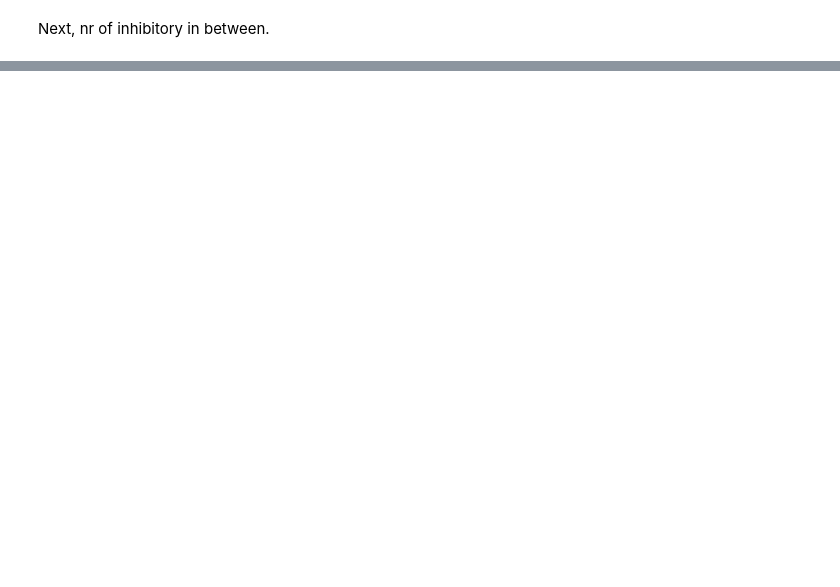
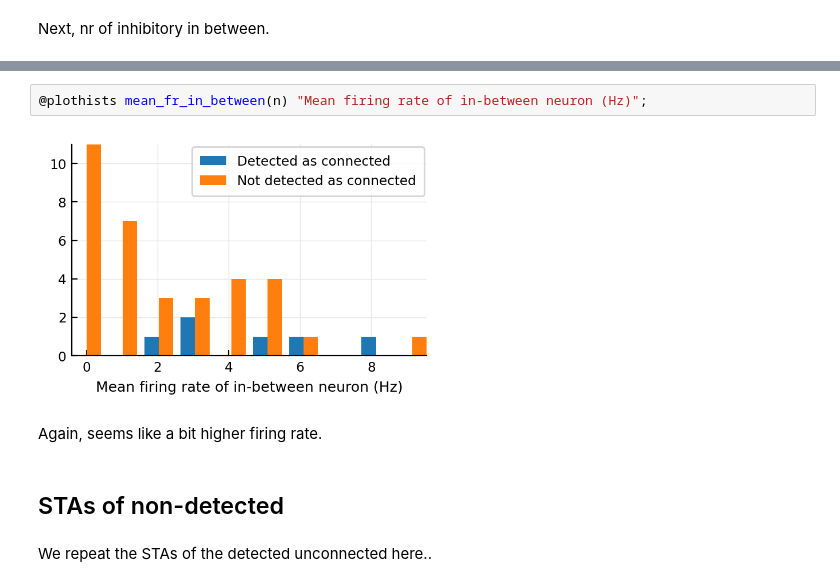
Before and after one commit to tfiers/phd, a Jupyter notebook: _sources/nb/2022-07-14__Unconnected-but-detected.ipynb, the cells around one changed output, grey strips where cells are left out. Drawn from its saved outputs; the diff is of its cells as text; blank space fills up the shorter version.

```diff
--- a/_sources/nb/2022-07-14__Unconnected-but-detected.ipynb
+++ b/_sources/nb/2022-07-14__Unconnected-but-detected.ipynb
@@ -387,0 +404,10 @@ So no, not more inhibitory in between; on the contrary, there's other neurons wi
+# %%
+@plothists mean_fr_in_between(n) "Mean firing rate of in-between neuron (Hz)";
+# %% [output]
+[figure, added]
+# %% [markdown]
+Again, seems like a bit higher firing rate.
+# %% [markdown]
+## STAs of non-detected
+# %% [markdown]
+We repeat the STAs of the detected unconnected here..
```
Also changed, not shown: parts of 25 cells of this notebook, 17 other files.
